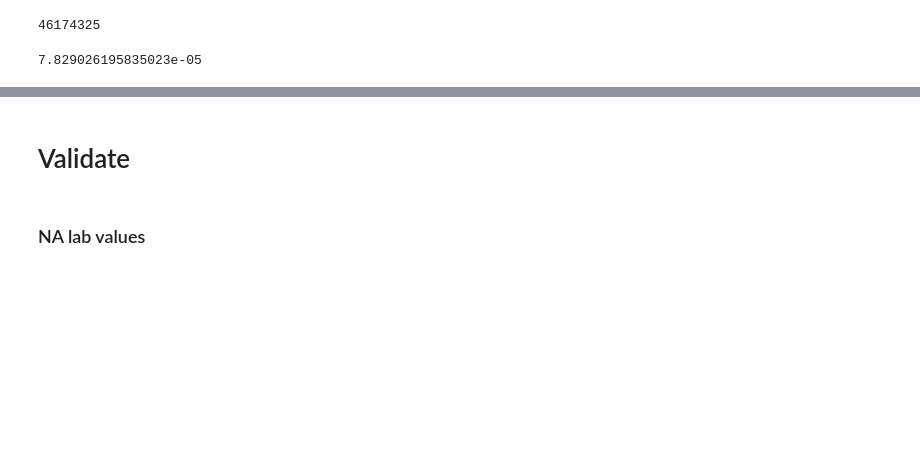
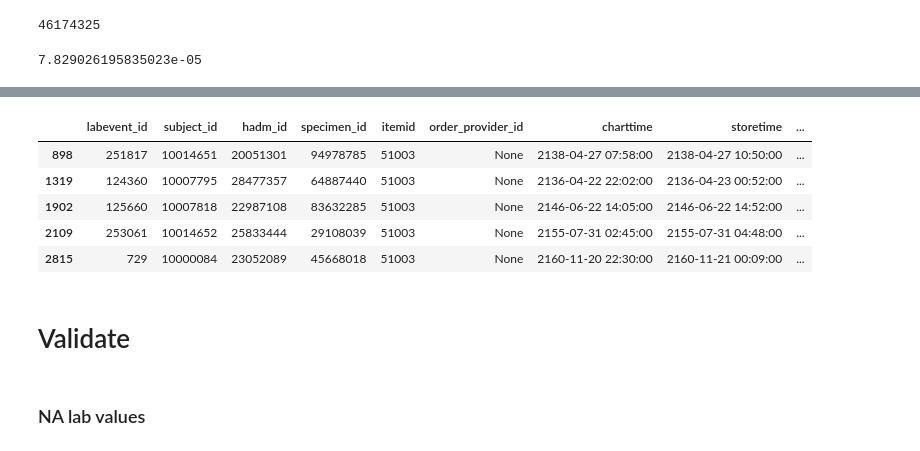
Before and after one commit to oldsandiaz/mimicclif, a Jupyter notebook: notebooks/labs_dev.ipynb, the cells around one changed output, grey strips where cells are left out. Saved outputs shown, nothing was run; the diff lists cells and outputs as text; code cells hidden in the pictures; blank space fills up the shorter version.

```diff
--- a/notebooks/labs_dev.ipynb
+++ b/notebooks/labs_dev.ipynb
@@ -116,0 +175,10 @@ f"{(3615 / len(labs_events_f)) * 100:.2f}%"
+# %%
+valuenum_na = df_le[df_le["valuenum"].isna()]
+valuenum_na.head()
+# %% [output]
+|  | labevent_id | subject_id | hadm_id | specimen_id | itemid | order_provider_id | charttime | storetime | ... |
+| 898 | 251817 | 10014651 | 20051301 | 94978785 | 51003 | None | 2138-04-27 07:58:00 | 2138-04-27 10:50:00 | ... |
+| 1319 | 124360 | 10007795 | 28477357 | 64887440 | 51003 | None | 2136-04-22 22:02:00 | 2136-04-23 00:52:00 | ... |
+| 1902 | 125660 | 10007818 | 22987108 | 83632285 | 51003 | None | 2146-06-22 14:05:00 | 2146-06-22 14:52:00 | ... |
+| 2109 | 253061 | 10014652 | 25833444 | 29108039 | 51003 | None | 2155-07-31 02:45:00 | 2155-07-31 04:48:00 | ... |
+| 2815 | 729 | 10000084 | 23052089 | 45668018 | 51003 | None | 2160-11-20 22:30:00 | 2160-11-21 00:09:00 | ... |
```
Also changed, not shown: parts of 13 cells of this notebook, 7 other files.
